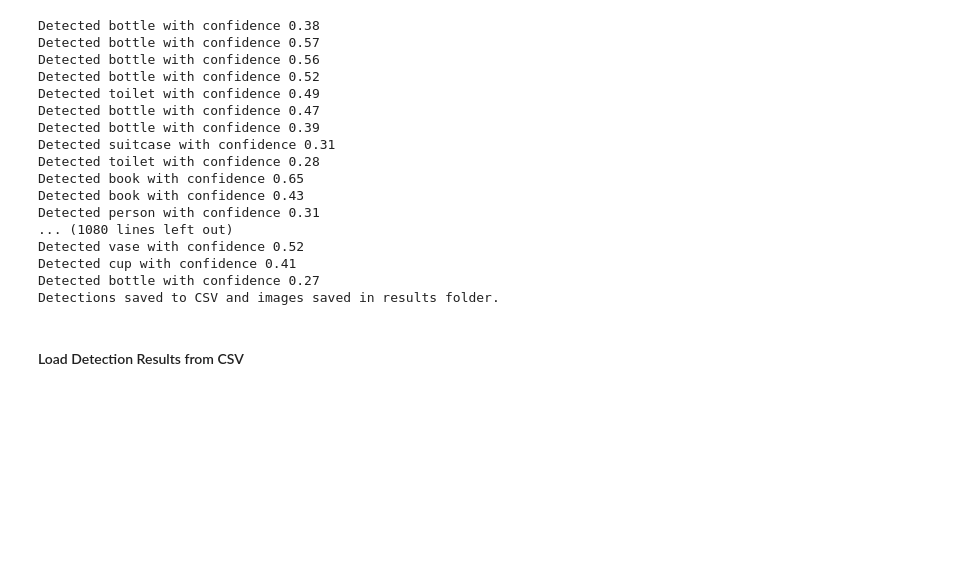
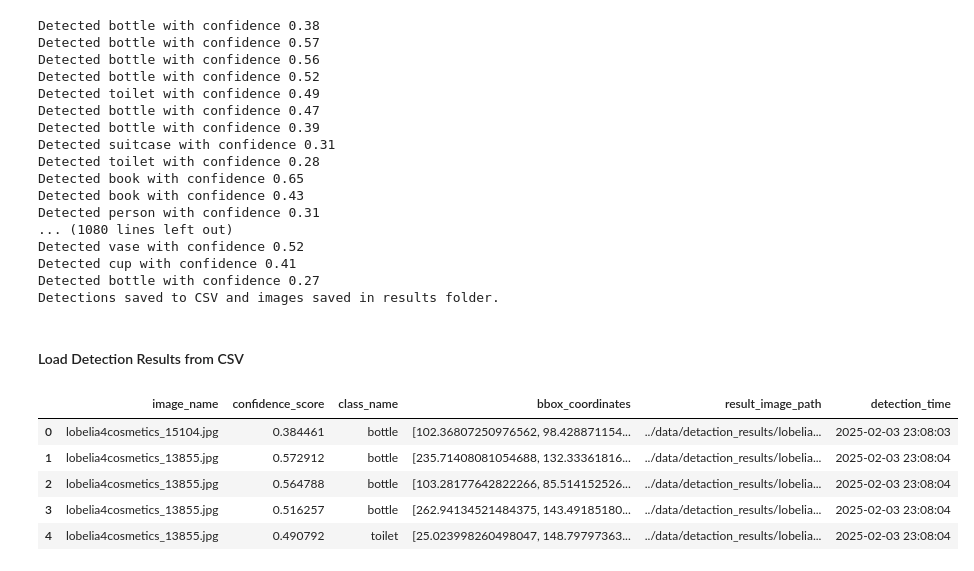
Before and after one commit to GetieBalew24/Ethiopian-Medical-Data-Warehouse, a Jupyter notebook: notebooks/YOLO_object_detaction.ipynb, the cells around one changed output. Saved outputs shown, nothing was run; the diff lists cells and outputs as text; code cells hidden in the pictures; blank space fills up the shorter version.

Commit message:
sample detection result

```diff
--- a/notebooks/YOLO_object_detaction.ipynb
+++ b/notebooks/YOLO_object_detaction.ipynb
@@ -72,3 +72,12 @@ Detections saved to CSV and images saved in results folder.
 # %%
 # Load the detection results from the CSV file into a Pandas DataFrame
 df = pd.read_csv('../data/detaction_results/detections.csv')
+# %%
+df.head()
+# %% [output]
+|  | image_name | confidence_score | class_name | bbox_coordinates | result_image_path | detection_time |
+| 0 | lobelia4cosmetics_15104.jpg | 0.384461 | bottle | [102.36807250976562, 98.428871154... | ../data/detaction_results/lobelia... | 2025-02-03 23:08:03 |
+| 1 | lobelia4cosmetics_13855.jpg | 0.572912 | bottle | [235.71408081054688, 132.33361816... | ../data/detaction_results/lobelia... | 2025-02-03 23:08:04 |
+| 2 | lobelia4cosmetics_13855.jpg | 0.564788 | bottle | [103.28177642822266, 85.514152526... | ../data/detaction_results/lobelia... | 2025-02-03 23:08:04 |
+| 3 | lobelia4cosmetics_13855.jpg | 0.516257 | bottle | [262.94134521484375, 143.49185180... | ../data/detaction_results/lobelia... | 2025-02-03 23:08:04 |
+| 4 | lobelia4cosmetics_13855.jpg | 0.490792 | toilet | [25.023998260498047, 148.79797363... | ../data/detaction_results/lobelia... | 2025-02-03 23:08:04 |
```
